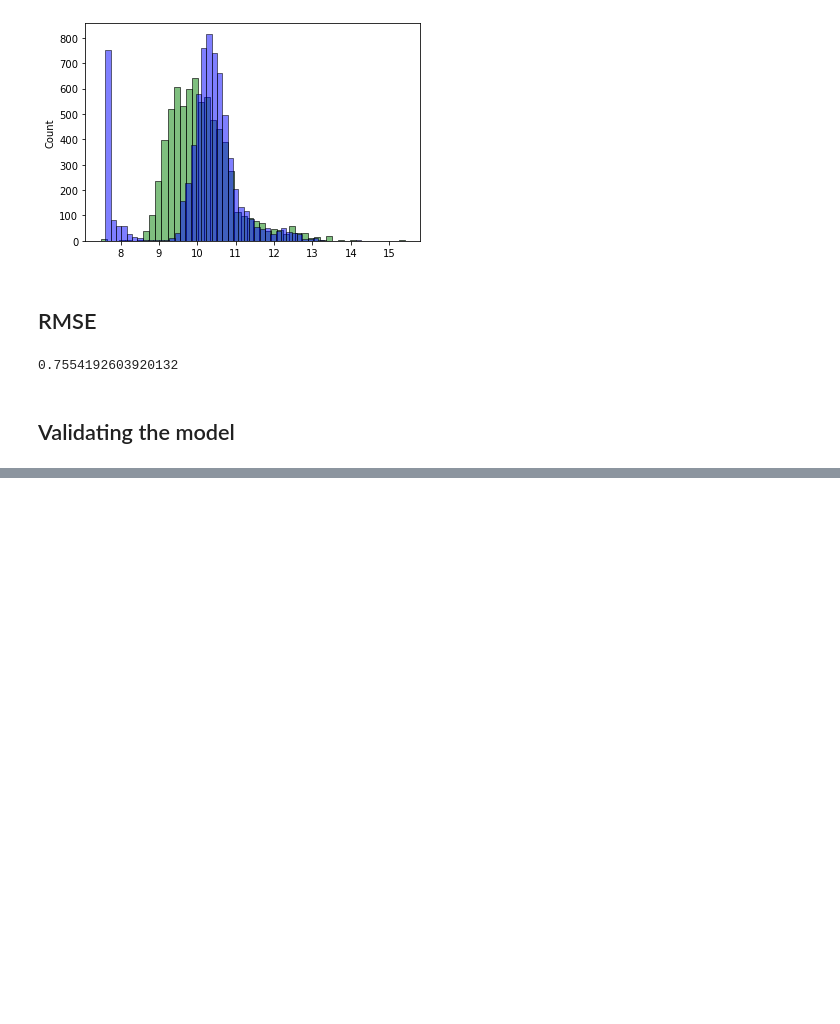
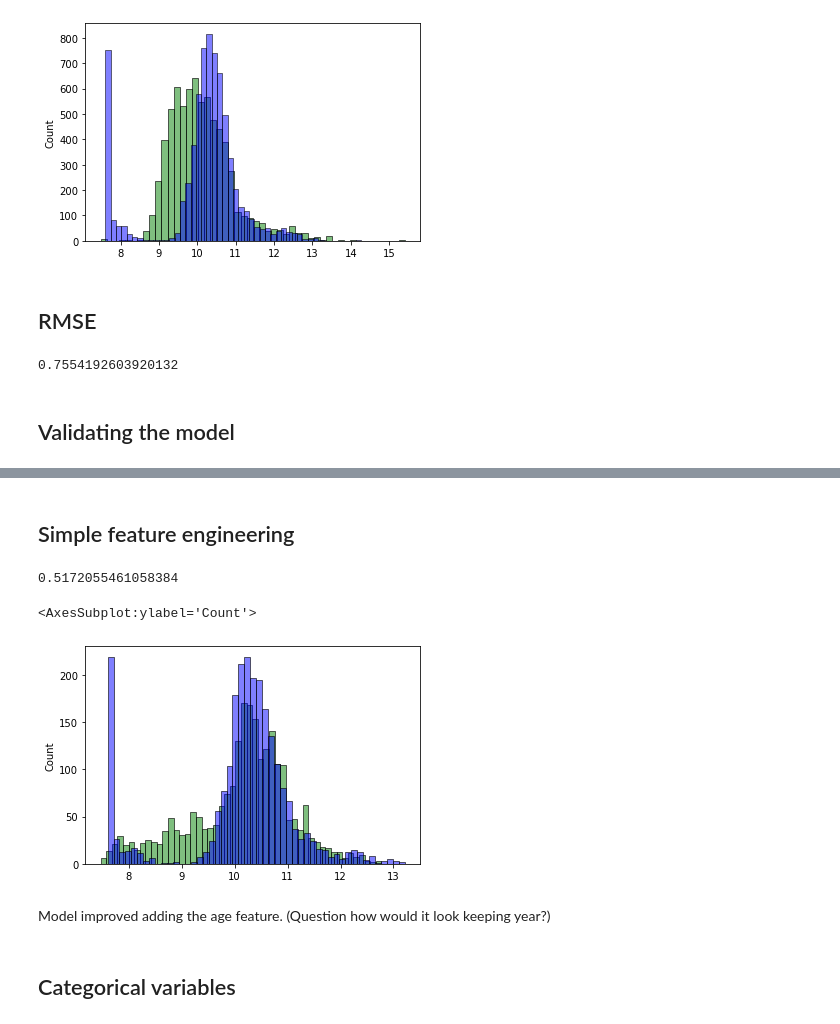
Before and after one commit to sofi-gt/mlzoomcamp, a Jupyter notebook: week_02/regression.ipynb, the cells around one changed output, grey strips where cells are left out. Cells and saved outputs as stored; diff of their text form; code cells hidden in the pictures; blank space fills up the shorter version.

Commit message:
simple feature engineering categorical variables regularization using the model

```diff
--- a/week_02/regression.ipynb
+++ b/week_02/regression.ipynb
@@ -266,9 +266,9 @@ ids
 # %% [output]
 array([2735, 6720, 5878, ..., 6637, 2575, 7336])
 # %%
-df_train = df.iloc[ids[:n_train]]
-df_val = df.iloc[ids[n_train:n_train+n_val]]
-df_test = df.iloc[ids[n_train+n_val:]]
+df_train = car_df.iloc[ids[:n_train]]
+df_val = car_df.iloc[ids[n_train:n_train+n_val]]
+df_test = car_df.iloc[ids[n_train+n_val:]]
 # %%
 df_train
 # %% [output]
@@ -512,10 +512,10 @@ rmse(y_train, y_pred)
 ## Validating the model
 # %%
 base = ['engine_hp', 'engine_cylinders', 'highway_mpg', 'city_mpg', 'popularity']
-def prepare_X(dt):
+def prepare_X(df):
     """ Function to prepare the feature matrix for any of the datasets"""
-    df_num = dt[base]
-    df_num = df_train[base].fillna(0)
+    df_num = df[base]
+    df_num = df_num[base].fillna(0)
     X = df_num.values
     return X
 # %%
@@ -530,0 +531,34 @@ ValueError: operands could not be broadcast together with shapes (2382,) (7150,)
+# %% [markdown]
+## Simple feature engineering
+# %%
+def prepare_X(df):
+    """ Function to prepare the feature matrix for any of the datasets"""
+    df = df.copy() # prevents function from changing original data
+    df['age'] = 2027 - df.year
+
+    features = base + ['age']
+    df_num = df[features]
+    df_num = df_num.fillna(0)
+    X = df_num.values
+    return X
+# %%
+X_train = prepare_X(df_train)
+w0, w = train_linear_regression(X_train, y_train)
+
+X_val = prepare_X(df_val)
+y_val_pred = w0 + X_val.dot(w)
+
+rmse(y_val, y_val_pred)
+# %% [output]
+0.5172055461058384
+# %%
+sns.histplot(y_val_pred, color = 'green', alpha = 0.5, bins = 50)
+sns.histplot(y_val, color = 'blue', alpha = 0.5, bins = 50)
+# %% [output]
+<AxesSubplot:ylabel='Count'>
+[figure, added]
+# %% [markdown]
+Model improved adding the age feature.
+(Question how would it look keeping year?)
+# %% [markdown]
+## Categorical variables
```
Also changed, not shown: parts of 58 cells of this notebook.
